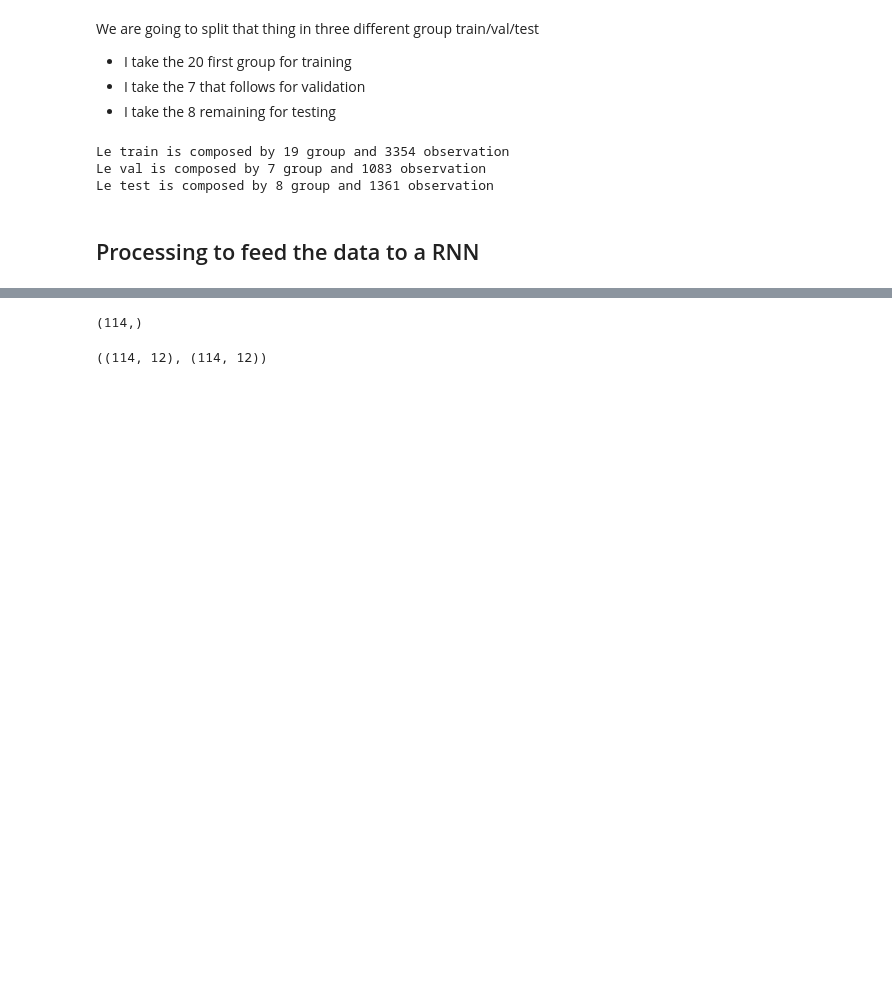
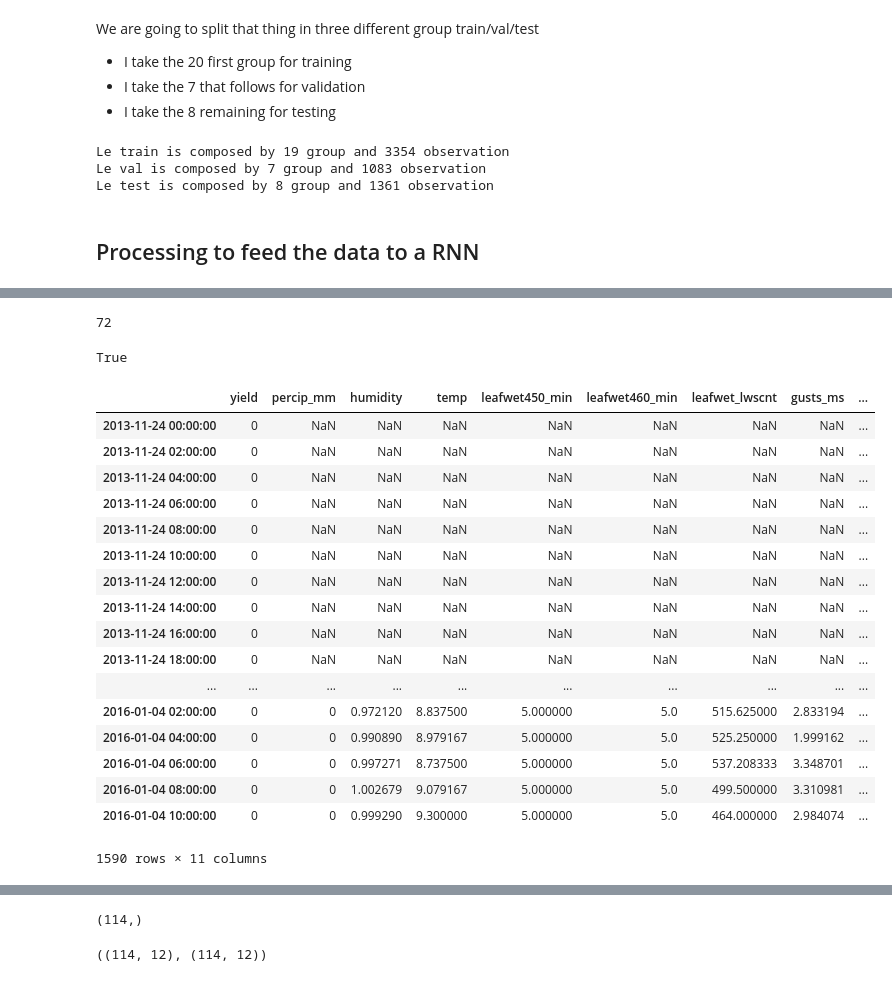
Before and after one commit to cthorey/fognet, a Jupyter notebook: test.ipynb, the cells around one changed output, grey strips where cells are left out. Saved outputs shown, nothing was run; the diff lists cells and outputs as text; code cells hidden in the pictures; blank space fills up the shorter version.

```diff
--- a/test.ipynb
+++ b/test.ipynb
@@ -108,0 +138,32 @@ mask = mask[0].astype('int')
+# %%
+df_total = df_train.append(df_test)
+len(df.sort_index())
+# %% [output]
+72
+# %%
+test = data['submission_format'].join(df_total, how='left')
+# %%
+any(test.index == data['submission_format'].index)
+# %% [output]
+True
+# %%
+test.sort_index()
+# %% [output]
+|  | yield | percip_mm | humidity | temp | leafwet450_min | leafwet460_min | leafwet_lwscnt | gusts_ms | ... |
+| 2013-11-24 00:00:00 | 0 | NaN | NaN | NaN | NaN | NaN | NaN | NaN | ... |
+| 2013-11-24 02:00:00 | 0 | NaN | NaN | NaN | NaN | NaN | NaN | NaN | ... |
+| 2013-11-24 04:00:00 | 0 | NaN | NaN | NaN | NaN | NaN | NaN | NaN | ... |
+| 2013-11-24 06:00:00 | 0 | NaN | NaN | NaN | NaN | NaN | NaN | NaN | ... |
+| 2013-11-24 08:00:00 | 0 | NaN | NaN | NaN | NaN | NaN | NaN | NaN | ... |
+| 2013-11-24 10:00:00 | 0 | NaN | NaN | NaN | NaN | NaN | NaN | NaN | ... |
+| 2013-11-24 12:00:00 | 0 | NaN | NaN | NaN | NaN | NaN | NaN | NaN | ... |
+| 2013-11-24 14:00:00 | 0 | NaN | NaN | NaN | NaN | NaN | NaN | NaN | ... |
+| 2013-11-24 16:00:00 | 0 | NaN | NaN | NaN | NaN | NaN | NaN | NaN | ... |
+| 2013-11-24 18:00:00 | 0 | NaN | NaN | NaN | NaN | NaN | NaN | NaN | ... |
+| ... | ... | ... | ... | ... | ... | ... | ... | ... | ... |
+| 2016-01-04 02:00:00 | 0 | 0 | 0.972120 | 8.837500 | 5.000000 | 5.0 | 515.625000 | 2.833194 | ... |
+| 2016-01-04 04:00:00 | 0 | 0 | 0.990890 | 8.979167 | 5.000000 | 5.0 | 525.250000 | 1.999162 | ... |
+| 2016-01-04 06:00:00 | 0 | 0 | 0.997271 | 8.737500 | 5.000000 | 5.0 | 537.208333 | 3.348701 | ... |
+| 2016-01-04 08:00:00 | 0 | 0 | 1.002679 | 9.079167 | 5.000000 | 5.0 | 499.500000 | 3.310981 | ... |
+| 2016-01-04 10:00:00 | 0 | 0 | 0.999290 | 9.300000 | 5.000000 | 5.0 | 464.000000 | 2.984074 | ... |
+1590 rows × 11 columns
```
Also changed, not shown: parts of 27 cells of this notebook, 2 other files.
